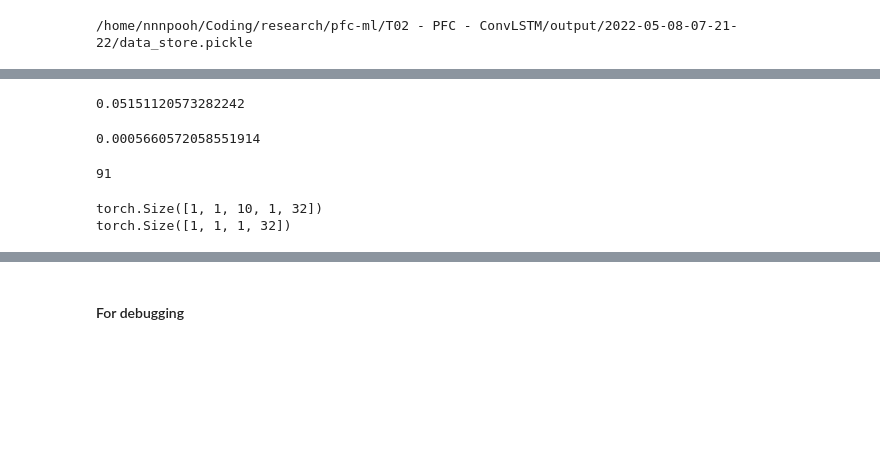
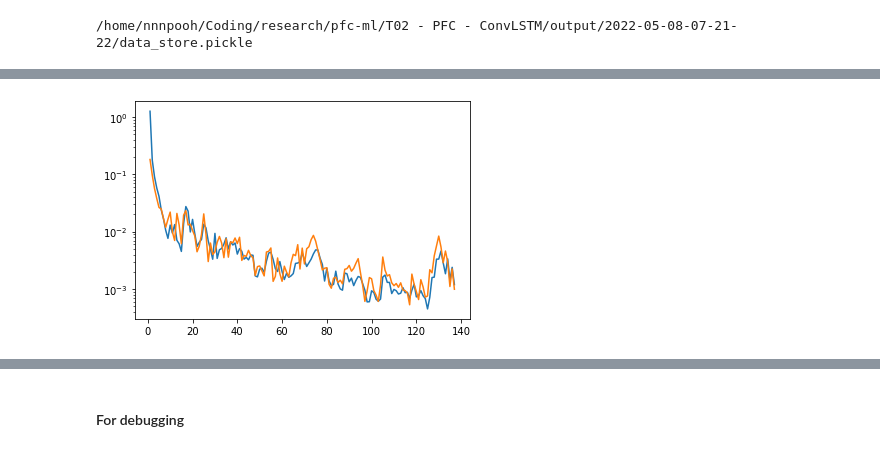
Before and after one commit to nnnpooh/pfc-ml, a Jupyter notebook: T04 - Pytorch ConvLSTM/C2 - ConvLSTM.ipynb, the cells around one changed output, grey strips where cells are left out. Saved outputs shown, nothing was run; the diff lists cells and outputs as text; code cells hidden in the pictures; blank space fills up the shorter version.

```diff
--- a/T04 - Pytorch ConvLSTM/C2 - ConvLSTM.ipynb
+++ b/T04 - Pytorch ConvLSTM/C2 - ConvLSTM.ipynb
@@ -409,14 +468,0 @@ tensor([ 0.3173,  0.0890, -0.0761, -0.0742,  0.0929,  0.3195,  0.4729,  0.4730,
-# %%
-loss = criterion(output.flatten(), target.flatten())
-print(loss.item()/1)
-# %% [output]
-0.05151120573282242
-# %%
-val_loss /= len(train_loader.dataset)
-print(val_loss)
-# %% [output]
-0.0005660572058551914
-# %%
-len(train_loader.dataset)
-# %% [output]
-91
@@ -453,9 +469,8 @@ len(train_loader.dataset)
-# %%
-train_ = next(iter(train_loader))
-pred = model(train_[0])
-print(train_[0].size())
-print(pred.size())
-# %% [output]
-torch.Size([1, 1, 10, 1, 32])
-torch.Size([1, 1, 1, 32])
+# %%
+fig, ax = plt.subplots()
+ax.plot(history.epoch, history.train_losses)
+ax.plot(history.epoch, history.val_losses)
+ax.set_yscale('log')
+# %% [output]
+[figure, added]
 # %%
```
Also changed, not shown: parts of 17 cells of this notebook, 1 other file.
